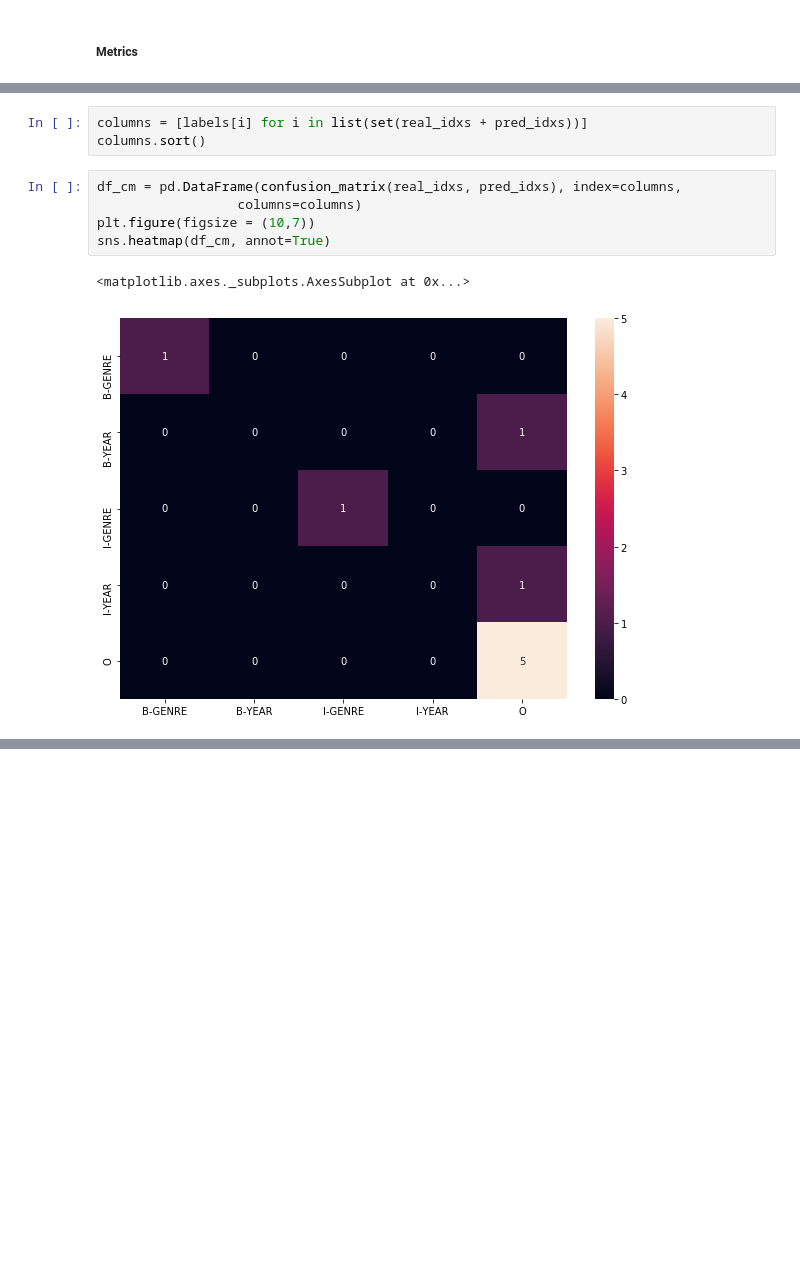
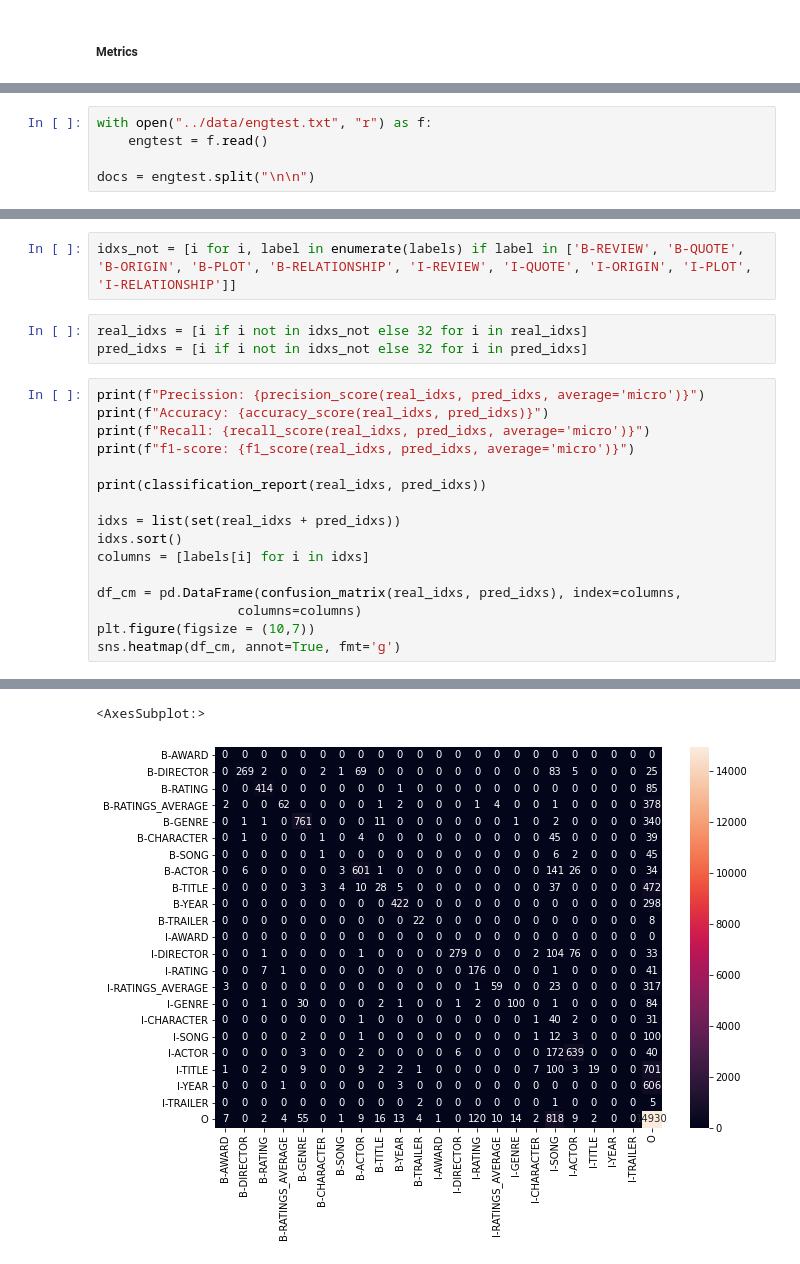
Before and after one commit to marmg/MovieNER, a Jupyter notebook: notebooks/metrics.ipynb, the cells around one changed output, grey strips where cells are left out. Saved outputs shown, nothing was run; the diff lists cells and outputs as text; blank space fills up the shorter version.

```diff
--- a/notebooks/metrics.ipynb
+++ b/notebooks/metrics.ipynb
@@ -155,0 +31,5 @@ pred_idxs = [reversed_label_map[ent] for ent in pred_ents]
+# %%
+with open("../data/engtest.txt", "r") as f:
+    engtest = f.read()
+
+docs = engtest.split("\n\n")
@@ -183,11 +107,22 @@ list(set(real_idxs + pred_idxs))
-# %%
-columns = [labels[i] for i in list(set(real_idxs + pred_idxs))]
-columns.sort()
-# %%
-df_cm = pd.DataFrame(confusion_matrix(real_idxs, pred_idxs), index=columns,
-                  columns=columns)
-plt.figure(figsize = (10,7))
-sns.heatmap(df_cm, annot=True)
-# %% [output]
-<matplotlib.axes._subplots.AxesSubplot at 0x...>
-[figure, removed]
+# %%
+idxs_not = [i for i, label in enumerate(labels) if label in ['B-REVIEW', 'B-QUOTE', 'B-ORIGIN', 'B-PLOT', 'B-RELATIONSHIP', 'I-REVIEW', 'I-QUOTE', 'I-ORIGIN', 'I-PLOT', 'I-RELATIONSHIP']]
+# %%
+real_idxs = [i if i not in idxs_not else 32 for i in real_idxs]
+pred_idxs = [i if i not in idxs_not else 32 for i in pred_idxs]
+# %%
+print(f"Precission: {precision_score(real_idxs, pred_idxs, average='micro')}")
+print(f"Accuracy: {accuracy_score(real_idxs, pred_idxs)}")
+print(f"Recall: {recall_score(real_idxs, pred_idxs, average='micro')}")
+print(f"f1-score: {f1_score(real_idxs, pred_idxs, average='micro')}")
+
+print(classification_report(real_idxs, pred_idxs))
+
+idxs = list(set(real_idxs + pred_idxs))
+idxs.sort()
+columns = [labels[i] for i in idxs]
+
+df_cm = pd.DataFrame(confusion_matrix(real_idxs, pred_idxs), index=columns,
+                  columns=columns)
+plt.figure(figsize = (10,7))
+sns.heatmap(df_cm, annot=True, fmt='g')
+# %% [output]
@@ -193,0 +146,2 @@ sns.heatmap(df_cm, annot=True)
+<AxesSubplot:>
+[figure, added]
```
Also changed, not shown: parts of 31 cells of this notebook, 1 other file.
